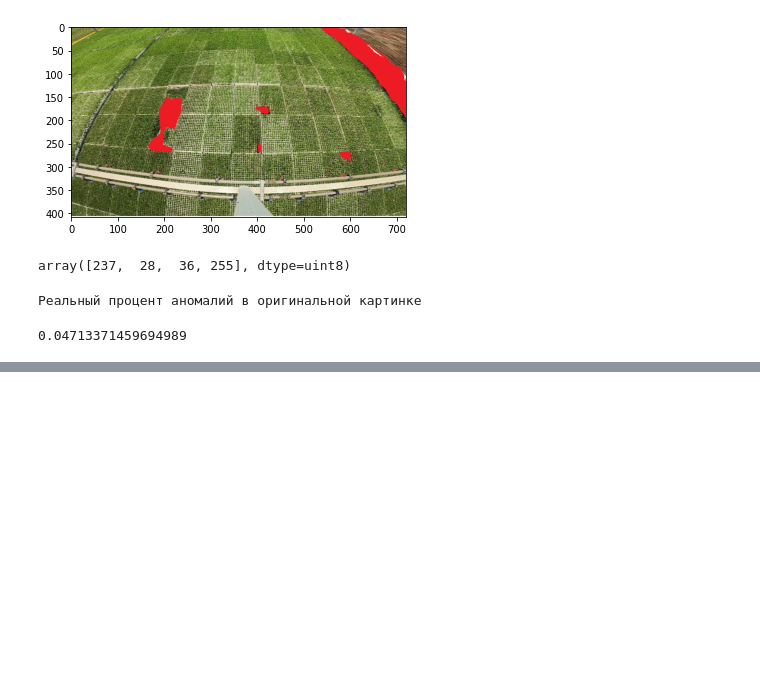
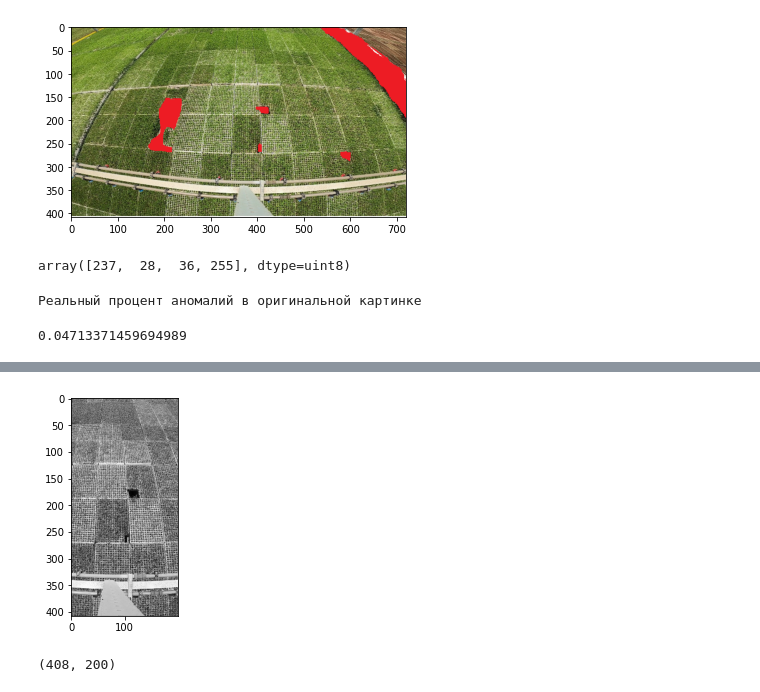
Before and after one commit to nastyadunaeva/searching_for_anomalies, a Jupyter notebook: model.ipynb, the cells around one changed output, grey strips where cells are left out. Drawn from its saved outputs; the diff is of its cells as text; code cells hidden in the pictures; blank space fills up the shorter version.

```diff
--- a/model.ipynb
+++ b/model.ipynb
@@ -924,0 +1074,4 @@ FPR_u
+# %%
+anom_img_large=Image.open('/content/compressed_frame01981.png').convert("L")
+pyplot.imshow(anom_img_large, cmap=pyplot.get_cmap('gray'))
+pyplot.show()
@@ -924,0 +1098,12 @@ FPR_u
+# %%
+area = (300, 0, 500, 408)
+cropped_img = anom_img_large.crop(area)
+pyplot.imshow(cropped_img, cmap=pyplot.get_cmap('gray'))
+pyplot.show()
+# %% [output]
+[figure, added]
+# %%
+cropped_img_arr = np.array(cropped_img)
+cropped_img_arr.shape
+# %% [output]
+(408, 200)
```
Also changed, not shown: parts of 50 cells of this notebook.
